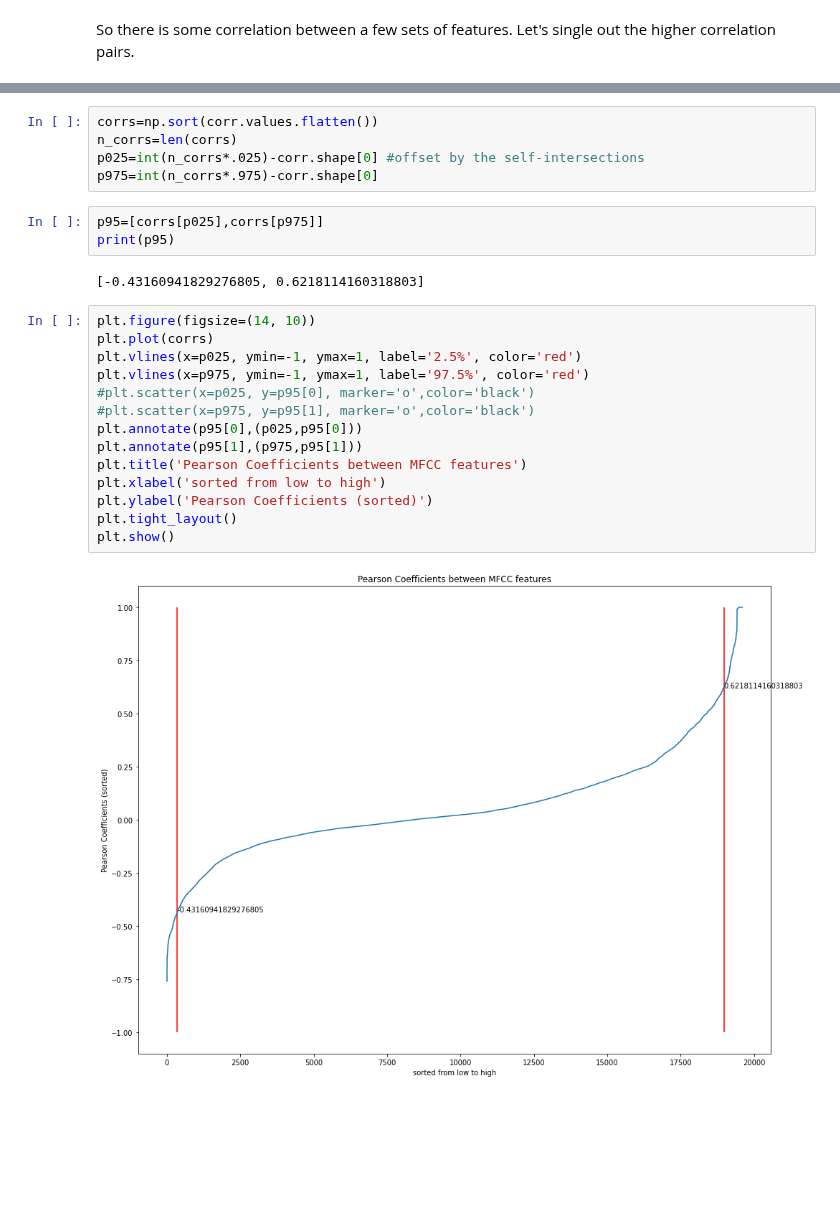
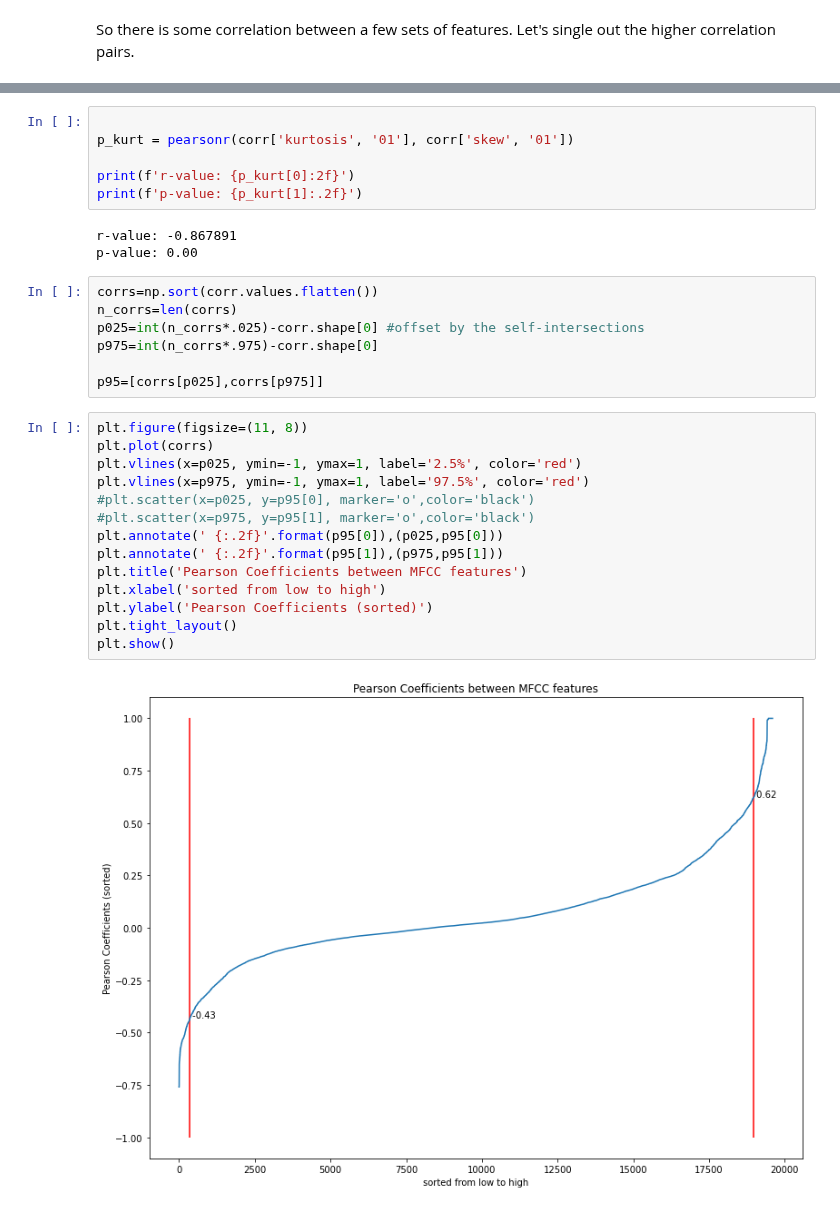
Before and after one commit to morganfry/springboard, a Jupyter notebook: Capstone Project 2/EDA_and_Inferential_Statistics.ipynb, the cells around one changed output, grey strips where cells are left out. Cells and saved outputs as stored; diff of their text form; blank space fills up the shorter version.

```diff
--- a/Capstone Project 2/EDA_and_Inferential_Statistics.ipynb
+++ b/Capstone Project 2/EDA_and_Inferential_Statistics.ipynb
@@ -162,27 +226,33 @@ We are looking at statistical features of the mfccs, such as max, min, median, s
+# %%
+
+p_kurt = pearsonr(corr['kurtosis', '01'], corr['skew', '01'])
+
+print(f'r-value: {p_kurt[0]:2f}')
+print(f'p-value: {p_kurt[1]:.2f}')
+# %% [output]
+r-value: -0.867891
+p-value: 0.00
 # %%
 corrs=np.sort(corr.values.flatten())
 n_corrs=len(corrs)
 p025=int(n_corrs*.025)-corr.shape[0] #offset by the self-intersections
 p975=int(n_corrs*.975)-corr.shape[0]
+
+p95=[corrs[p025],corrs[p975]]
-# %%
-p95=[corrs[p025],corrs[p975]]
-print(p95)
-# %% [output]
-[-0.43160941829276805, 0.6218114160318803]
 # %%
-plt.figure(figsize=(14, 10))
+plt.figure(figsize=(11, 8))
 plt.plot(corrs)
 plt.vlines(x=p025, ymin=-1, ymax=1, label='2.5%', color='red')
 plt.vlines(x=p975, ymin=-1, ymax=1, label='97.5%', color='red')
 #plt.scatter(x=p025, y=p95[0], marker='o',color='black')
 #plt.scatter(x=p975, y=p95[1], marker='o',color='black')
-plt.annotate(p95[0],(p025,p95[0]))
-plt.annotate(p95[1],(p975,p95[1]))
+plt.annotate(' {:.2f}'.format(p95[0]),(p025,p95[0]))
+plt.annotate(' {:.2f}'.format(p95[1]),(p975,p95[1]))
 plt.title('Pearson Coefficients between MFCC features')
 plt.xlabel('sorted from low to high')
 plt.ylabel('Pearson Coefficients (sorted)')
 plt.tight_layout()
 plt.show()
 # %% [output]
-[figure, old version]
+[figure, new version]
 # %% [markdown]
```
Also changed, not shown: parts of 18 cells of this notebook.
